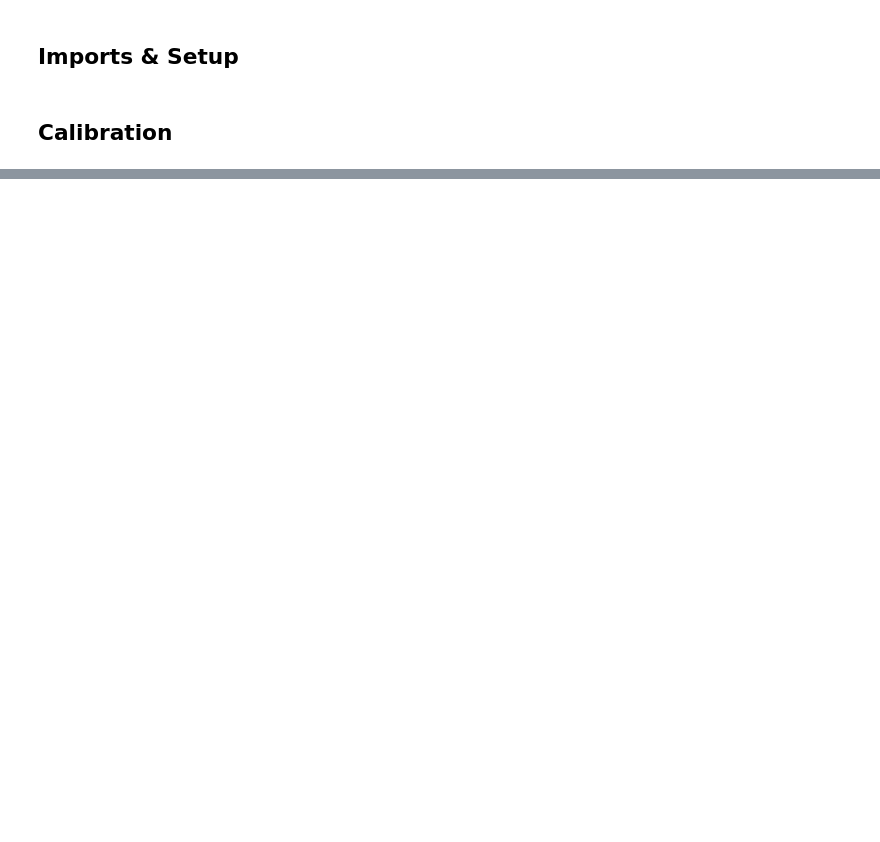
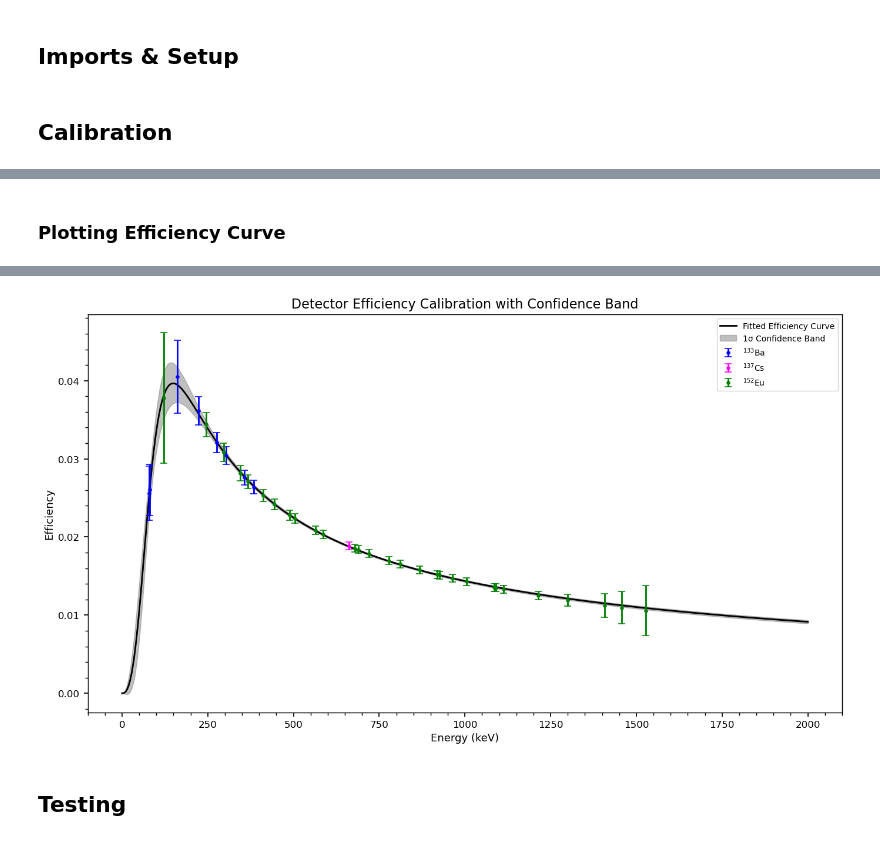
Before and after one commit to Oskar-Idland/Medical-Applications-of-Nuclear-Physics, a Jupyter notebook: src/analysis.ipynb, the cells around one changed output, grey strips where cells are left out. Saved outputs shown, nothing was run; the diff lists cells and outputs as text; code cells hidden in the pictures; blank space fills up the shorter version.

```diff
--- a/src/analysis.ipynb
+++ b/src/analysis.ipynb
@@ -70,0 +98,56 @@ WARNING: Isotope 152EU has un-resolvable gammas at 719.346 and 719.36 ... Intens
+# %% [markdown]
+### Plotting Efficiency Curve
+# %%
+isotope_energy_set = []
+efficiencies = []
+unc_efficiencies = []
+isotopes = []
+
+for sp in [sp_Ba133, sp_Cs137, sp_Eu152]:
+    for energy, ε, unc_ε, iso in zip(sp.peaks['energy'], sp.peaks['efficiency'], sp.peaks['unc_efficiency'], sp.peaks['isotope']):
+        isotope_energy_set.append(energy)
+        efficiencies.append(ε)
+        unc_efficiencies.append(unc_ε)
+        isotopes.append(iso)
+
+isotope_energy_set = np.array(isotope_energy_set)
+efficiencies = np.array(efficiencies)
+unc_efficiencies = np.array(unc_efficiencies)
+
+def efficiency_curve(E, a, b, c, d):
+    return a * E**b/(c + E**d)
+
+# Fit the efficiency data to the model
+p0 = [20, 1, 5e+4, 2]  # Initial guess for parameters from testing parameters manually
+efficiency_curve_params, cov = curve_fit(efficiency_curve, isotope_energy_set, efficiencies, p0=[20, 1, 5e+4, 2], sigma=unc_efficiencies, absolute_sigma=True)
+
+energy_range = np.linspace(0, 2000, 1000)
+fitted_efficiency = efficiency_curve(energy_range, *efficiency_curve_params)
+
+# Create correlated ufloat objects for the fitted parameters
+u_efficiency_curve_params = correlated_values(efficiency_curve_params, cov)
+# Calculate the fitted efficiency with uncertainties
+u_fitted_efficiency = efficiency_curve(energy_range, *u_efficiency_curve_params)
+# Extract nominal values and standard deviations
+fitted_efficiency_nom = unumpy.nominal_values(u_fitted_efficiency)
+fitted_efficiency_std = unumpy.std_devs(u_fitted_efficiency)
+
+
+
+# Plotting the confidence band
+plt.plot(energy_range, fitted_efficiency_nom, color='black', label='Fitted Efficiency Curve')
+plt.fill_between(energy_range,
+                 fitted_efficiency_nom - fitted_efficiency_std,
+                 fitted_efficiency_nom + fitted_efficiency_std,
+                 color='gray', alpha=0.5, label='1σ Confidence Band')
+
+plt.errorbar(sp_Ba133.peaks['energy'], sp_Ba133.peaks['efficiency'], yerr=sp_Ba133.peaks['unc_efficiency'], fmt='o', label=r'$^{133}$Ba', color='blue')
+plt.errorbar(sp_Cs137.peaks['energy'], sp_Cs137.peaks['efficiency'], yerr=sp_Cs137.peaks['unc_efficiency'], fmt='o', label=r'$^{137}$Cs', color='magenta')
+plt.errorbar(sp_Eu152.peaks['energy'], sp_Eu152.peaks['efficiency'], yerr=sp_Eu152.peaks['unc_efficiency'], fmt='o', label=r'$^{152}$Eu', color='green')
+
+plt.xlabel('Energy (keV)')
+plt.ylabel('Efficiency')
+plt.title('Detector Efficiency Calibration with Confidence Band')
+plt.legend()
+plt.show()
+# %% [output]
@@ -71,2 +156,5 @@ WARNING: Isotope 152EU has un-resolvable gammas at 719.346 and 719.36 ... Intens
+[figure, added]
+# %% [markdown]
+## Testing
 # %%
 sp_Eu152.cb = cb
```
Also changed, not shown: parts of 32 cells of this notebook, 36 other files.
